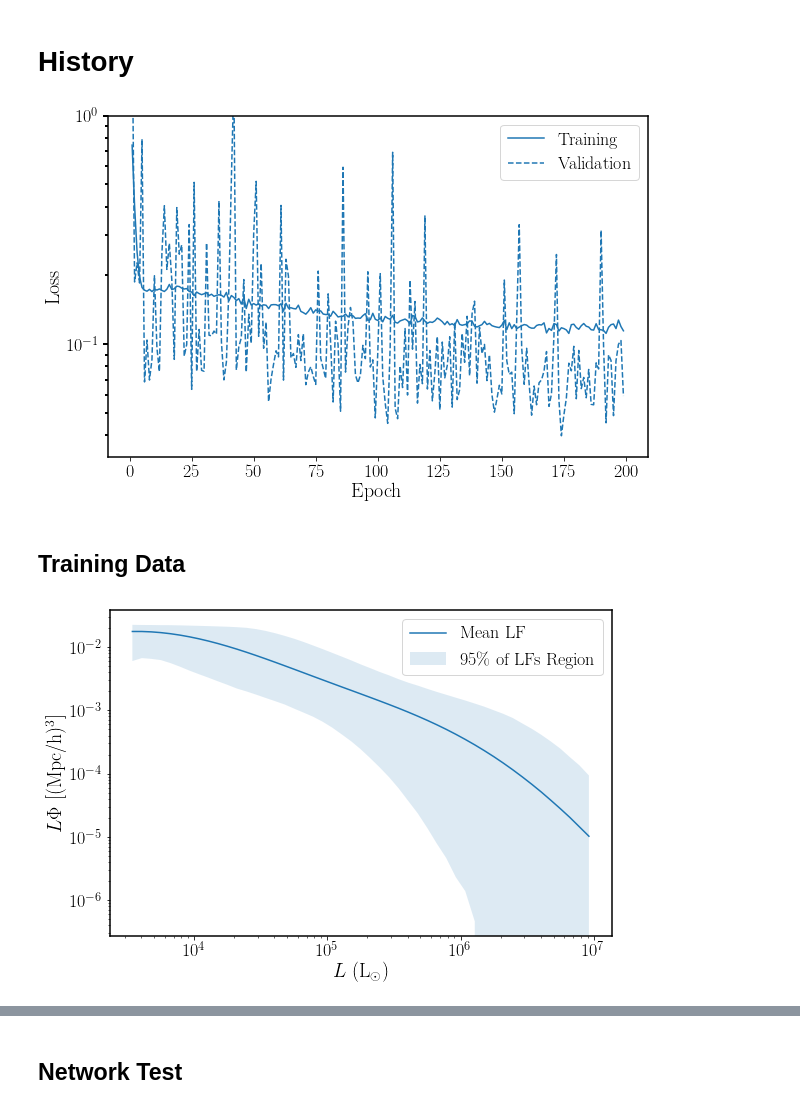
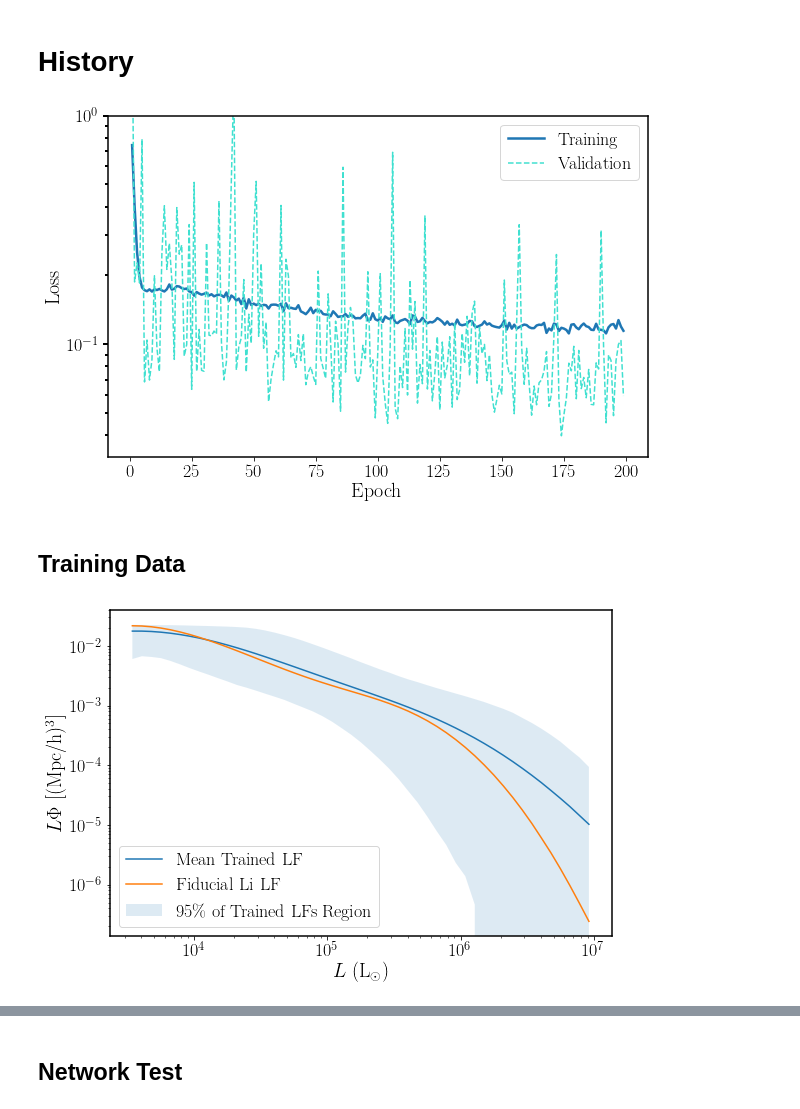
Before and after one commit to dnpfeffer/intensitymap_cnn, a Jupyter notebook: scripts/paper_plots_corrected.ipynb, the cells around one changed output, grey strips where cells are left out. Saved outputs shown, nothing was run; the diff lists cells and outputs as text; code cells hidden in the pictures.

Commit message:
Modified figures again

```diff
--- a/scripts/paper_plots_corrected.ipynb
+++ b/scripts/paper_plots_corrected.ipynb
@@ -506,21 +507,21 @@ plt.savefig('../figures/large_comparison_small.pdf', bbox_inches='tight')
 # %%
 noisy_foreground_random_resnet_history = lnn.get_full_history('noisy_foreground_random_resnet_corrected', modelLoc5)
-ax = lnn.plot_single_history(noisy_foreground_random_resnet_history)
+ax = lnn.plot_single_history(noisy_foreground_random_resnet_history, second_color='turquoise')
 
 ax.yaxis.set_tick_params(width=2, size=5)
 
 for line in ax.yaxis.get_minorticklines():
     line.set_markersize(3)
     line.set_markeredgewidth(2)
 
 lims = ax.get_ylim()
 ax.set_ylim(lims[0], 1)
 # ax.set_xlim(0, 200)
 
 # plt.show(ax)
 plt.savefig('../figures/training_history.pdf', bbox_inches='tight')
 # %% [output]
-[figure, old version]
+[figure, new version]
 # %% [markdown]
 ## Training Data
 # %%
@@ -545,8 +558,10 @@ conv = conversion_to_make_Harvards_data_match_mine
 # %%
 fig, ax = plt.subplots(figsize=(9, 6))
 
-plt.fill_between(lumLogBinCents, (means-2*lower)/conv, (means+2*upper)/conv, alpha=0.15, label='95\% of LFs Region')
-plt.plot(lumLogBinCents, means/conv, label='Mean LF')
+plt.fill_between(lumLogBinCents, (means-2*lower)/conv, (means+2*upper)/conv, alpha=0.15, label='95\% of Trained LFs Region')
+plt.plot(lumLogBinCents, means/conv, label='Mean Trained LF')
+plt.plot(lumLogBinCents, means_fid/conv, label='Fiducial Li LF')
+# plt.plot(lumLogBinCents, means_Pad/conv, label='Fiducial Padmanabhan LF')
 
 plt.xscale('log')
 plt.yscale('log')
@@ -556,7 +571,7 @@ plt.ylabel('$L \Phi$ [(Mpc/h)$^3$]')
 # plt.title('Intrinsic Scatter of Simulated IMs')
 plt.legend()
 
-plt.show(ax)
-# plt.savefig('../figures/training_lum_funcs.pdf', bbox_inches='tight')
+# plt.show(ax)
+plt.savefig('../figures/training_lum_funcs.pdf', bbox_inches='tight')
 # %% [output]
-[figure, old version]
+[figure, new version]
```
Also changed, not shown: parts of 16 cells of this notebook, 15 other files.
